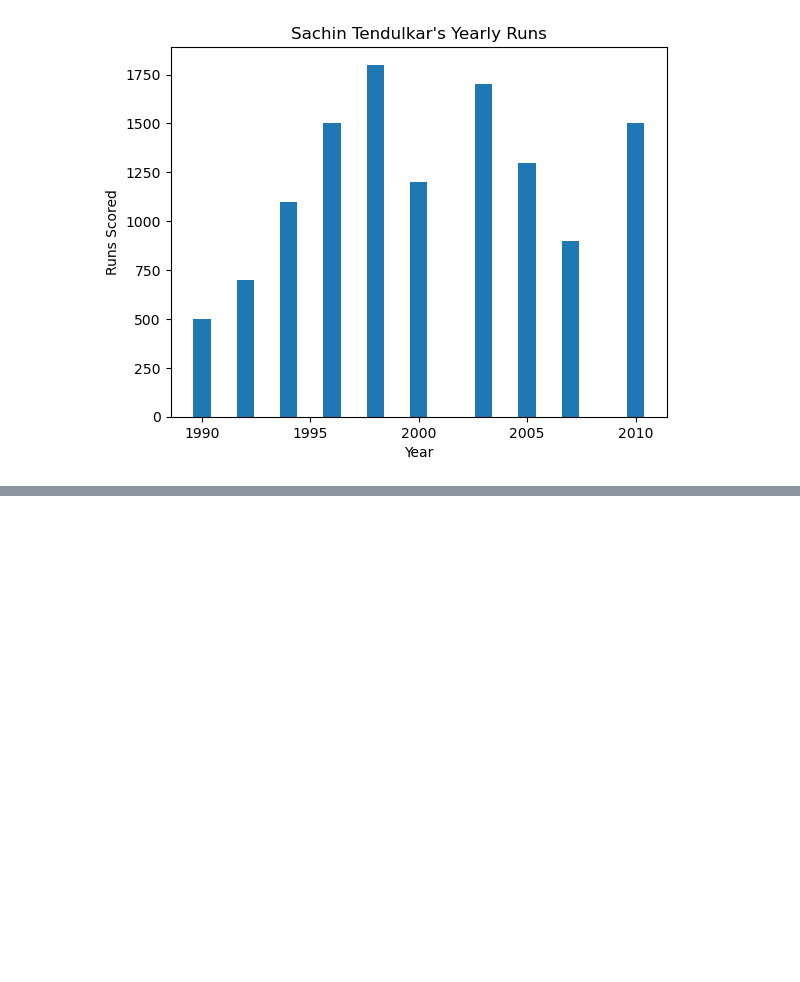
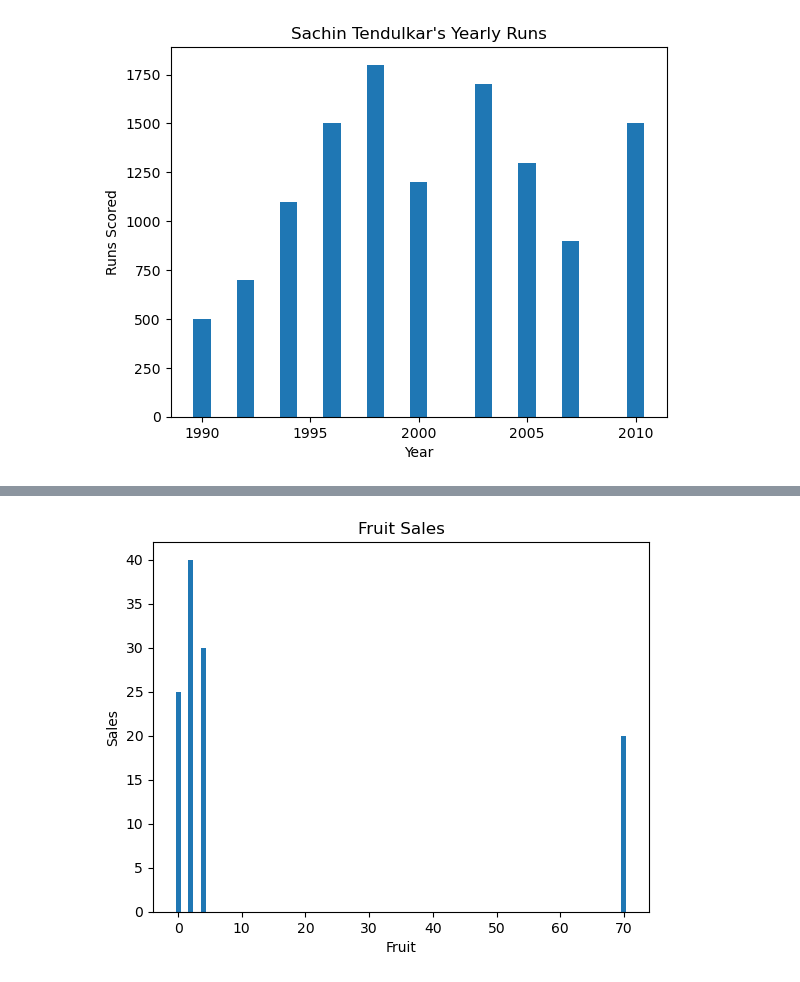
Before and after one commit to m-ahmad-amin/Data-Journey, a Jupyter notebook: matplotlib/bar_char.ipynb, the cells around one changed output, grey strips where cells are left out. Drawn from its saved outputs; the diff is of its cells as text; code cells hidden in the pictures; blank space fills up the shorter version.

Commit message:
Finalize matplotlib

```diff
--- a/matplotlib/bar_char.ipynb
+++ b/matplotlib/bar_char.ipynb
@@ -13,0 +38,15 @@ plt.show()
+# %%
+import matplotlib.pyplot as plt
+
+fruits = [0, 2, 4, 70]
+sales = [25, 40, 30, 20]
+
+plt.bar(fruits, sales)
+
+plt.xlabel("Fruit")
+plt.ylabel("Sales")
+plt.title("Fruit Sales")
+
+plt.show()
+# %% [output]
+[figure, added]
```
Also changed, not shown: parts of 2 cells of this notebook, 1 other file.
